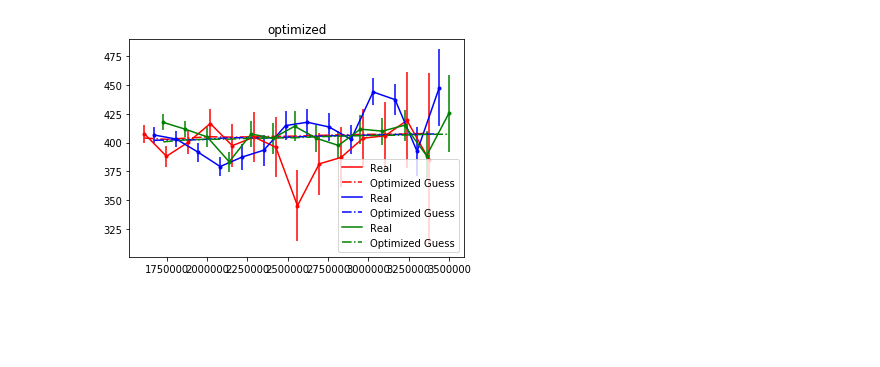
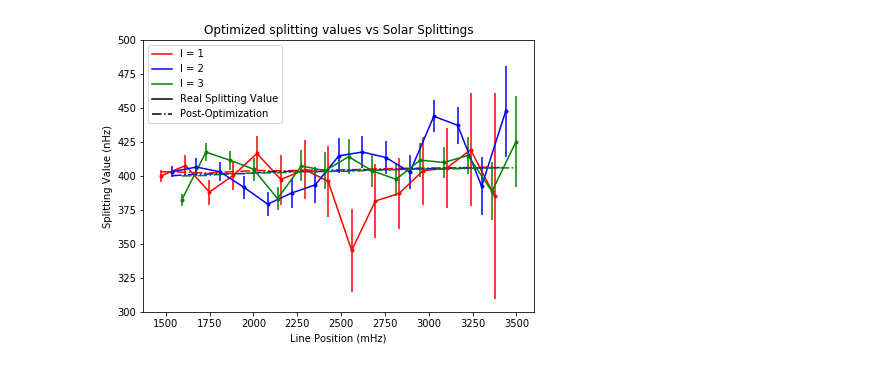
Before and after one commit to tannerwilson23/Rot_Split, a Jupyter notebook: Fitting Sun Arctan.ipynb, the cells around one changed output. Saved outputs shown, nothing was run; the diff lists cells and outputs as text; code cells hidden in the pictures; blank space fills up the shorter version.

```diff
--- a/Fitting Sun Arctan.ipynb
+++ b/Fitting Sun Arctan.ipynb
@@ -54,13 +55,13 @@ beta = np.loadtxt("beta.dat", skiprows=1) # l, n, beta
 kerns = load_kernels()
 
 
-freqnu = frequ.loc[frequ['n'] > 9]
-freqnl = freqnu.loc[freqnu['n'] < 27]
+freqnu = frequ.loc[frequ['n'] > 8]
+freqnl = freqnu.loc[freqnu['n'] < 24]
 
 
-freqs_1 = np.array(freqnl.loc[freqnl['l'] == 1]['Freqs'])*1E3
-freqs_2 = np.array(freqnl.loc[freqnl['l'] == 2]['Freqs'])*1E3
-freqs_3 = np.array(freqnl.loc[freqnl['l'] == 3]['Freqs'])*1E3
+freqs_1 = np.array(freqnl.loc[freqnl['l'] == 1]['Freqs'])
+freqs_2 = np.array(freqnl.loc[freqnl['l'] == 2]['Freqs'])
+freqs_3 = np.array(freqnl.loc[freqnl['l'] == 3]['Freqs'])
 
 
 lone = np.ones((np.shape(freqs_1)[0],2))
@@ -118,3 +148,5 @@ for j in range(1,len(flatx)):
+# %%
+x_diffs = dx
 # %%
 def splittings(omega, l):
     vals = []
@@ -150,10 +182,10 @@ class Model(Model):
         vals = np.array([splittings(rot_prof,1),splittings(rot_prof,2),splittings(rot_prof,3)])
         return vals
 # %%
-truth = dict(a=-20, b=-20, c=-13,  d= 440)#log_sigma=np.log(0.4))
+truth = dict(a=-15, b=-20, c=-18,  d= 400)#log_sigma=np.log(0.4))
 
 kwargs = dict(**truth)
-kwargs["bounds"] = dict(a=(-100,50),b = (-50,-15),c = (-50,-10),d = (200,500))
+kwargs["bounds"] = dict(a=(-100,50),b = (-50,-10),c = (-40,0),d = (200,500))
 #kwargs["bounds"] = dict(a=(-5,5), b = (0,15),c = (0,10.))
 mean_model = Model(**kwargs)
 
@@ -354,21 +407,28 @@ plt.show()
 # %%
-plt.figure()
-plt.plot(freqs[0],split_vals_plot[0],label = 'Real', color = 'red')
+plt.figure(figsize = (7,5))
+plt.plot(freqs[0],split_vals_plot[0],label = 'l = 1', color = 'red')
 plt.errorbar(freqs[0],split_vals_plot[0],yerr = e_split_vals_1, fmt=".r", capsize=0)
-plt.plot(freqs[0],mean_model.get_value_plot(None)[0], label = 'Optimized Guess', color ='red', linestyle = '-.')
+plt.plot(freqs[0],mean_model.get_value_plot(None)[0], color ='red', linestyle = '-.')
 
-plt.plot(freqs[1],split_vals_plot[1],label = 'Real', color = 'blue')
-plt.plot(freqs[1],mean_model.get_value_plot(None)[1], label = 'Optimized Guess', color ='blue', linestyle = '-.')
+plt.plot(freqs[1],split_vals_plot[1],label = 'l = 2', color = 'blue')
+plt.plot(freqs[1],mean_model.get_value_plot(None)[1], color ='blue', linestyle = '-.')
 plt.errorbar(freqs[1],split_vals_plot[1],yerr = e_split_vals_2, fmt=".b", capsize=0)
 
-plt.plot(freqs[2],split_vals_plot[2],label = 'Real', color = 'green')
-plt.plot(freqs[2],mean_model.get_value_plot(None)[2], label = 'Optimized Guess', color ='green', linestyle = '-.')
+plt.plot(freqs[2],split_vals_plot[2],label = 'l = 3', color = 'green')
+plt.plot(freqs[2],mean_model.get_value_plot(None)[2], color ='green', linestyle = '-.')
 plt.errorbar(freqs[2],split_vals_plot[2],yerr = e_split_vals_2, fmt=".g", capsize=0)
-plt.title('optimized')
+plt.plot(freqs[2][0],split_vals_plot[2][0],color = 'k', label = 'Real Splitting Value')
+plt.plot(freqs[2][0],mean_model.get_value_plot(None)[2][0],color= 'k', linestyle = '-.',label = 'Post-Optimization')
+
+plt.title('Optimized splitting values vs Solar Splittings')
 plt.legend(loc = 'best')
+plt.ylim(300,500)
+plt.ylabel('Splitting Value (nHz)')
+plt.xlabel('Line Position (mHz)')
+
 plt.show()
 # %% [output]
-[figure, old version]
+[figure, new version]
 # %%
 initial = gp.get_parameter_vector()
 ndim, nwalkers = len(initial), 50
```
Also changed, not shown: parts of 11 cells of this notebook.
